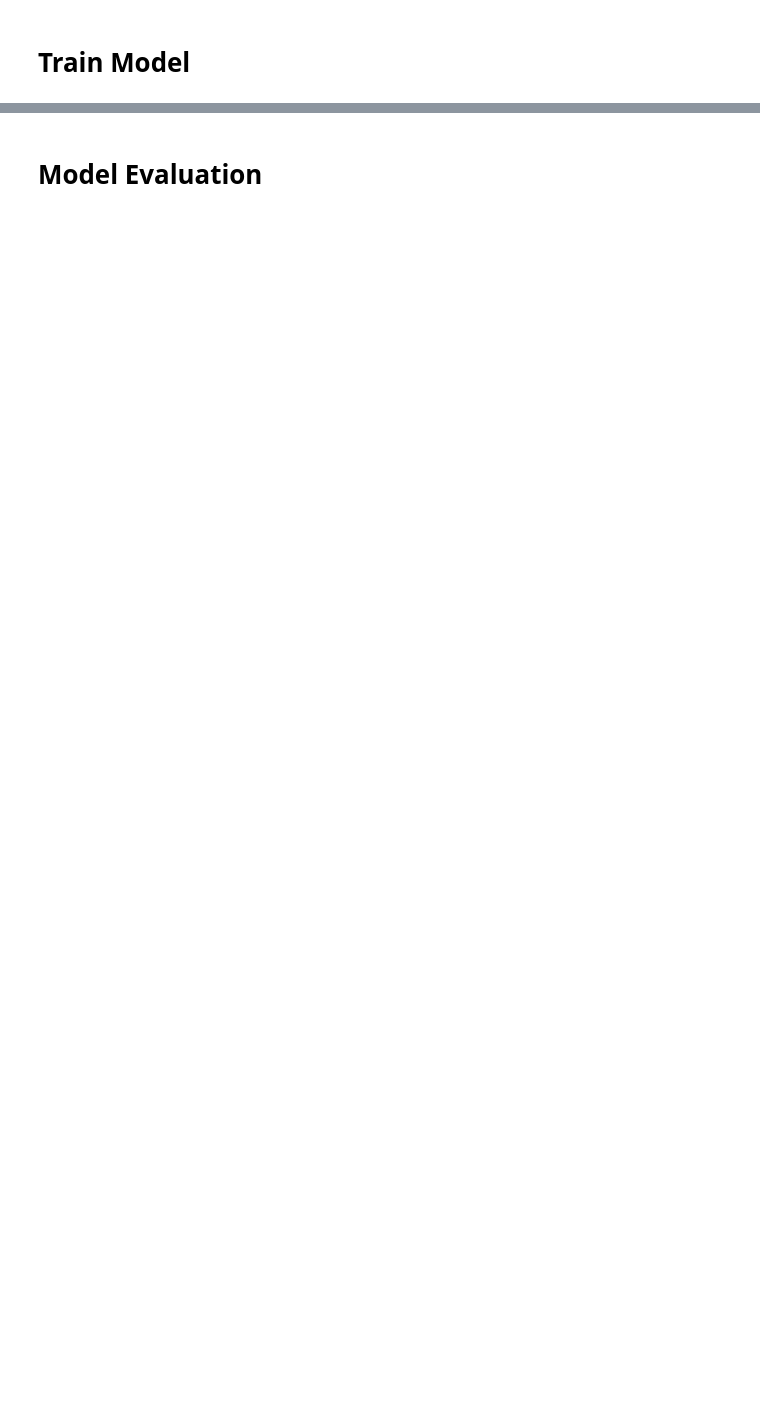
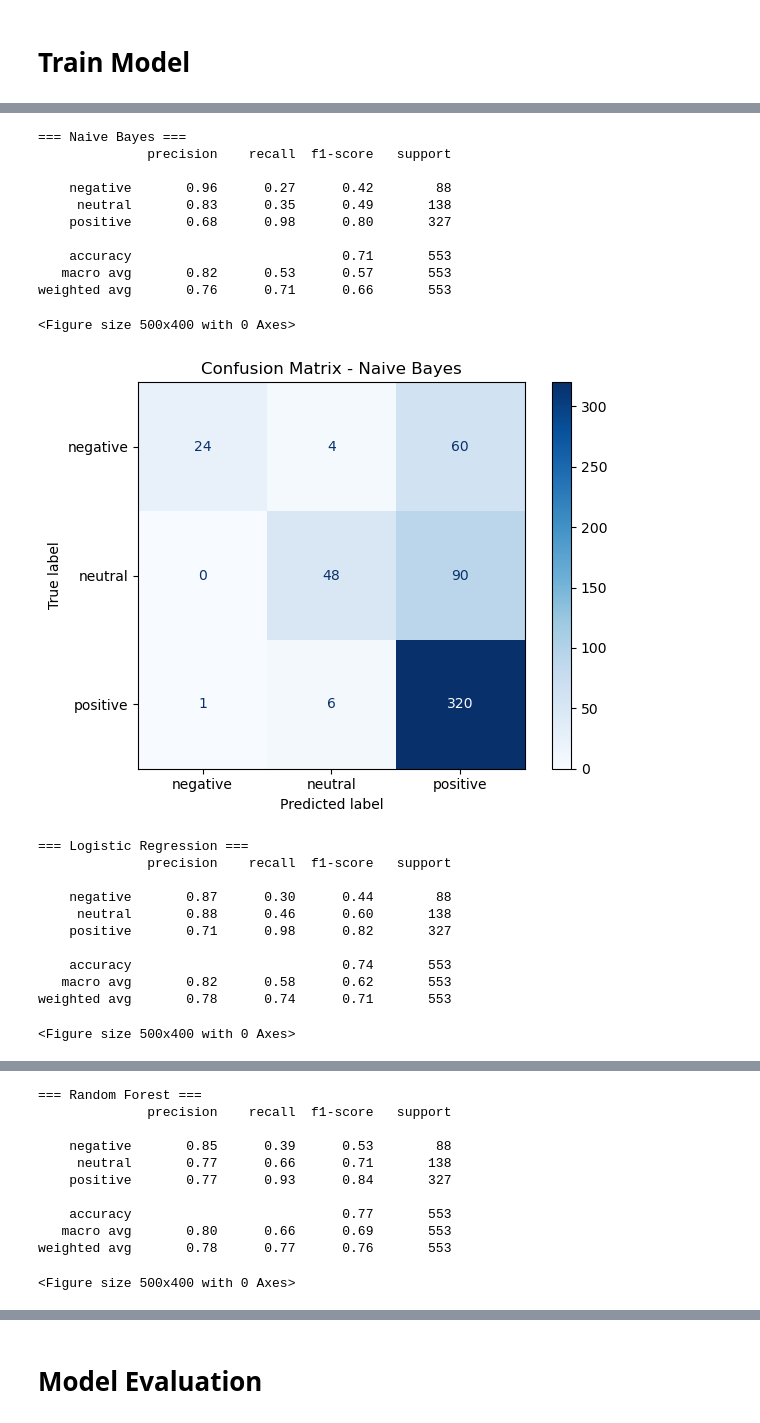
Before and after one commit to Dini15/sentiment_analysist, a Jupyter notebook: sentiment.ipynb, the cells around one changed output, grey strips where cells are left out. Drawn from its saved outputs; the diff is of its cells as text; code cells hidden in the pictures; blank space fills up the shorter version.

```diff
--- a/sentiment.ipynb
+++ b/sentiment.ipynb
@@ -170,7 +196,7 @@ models ={
 
 results ={}
 
-for name, model in models.items:
+for name, model in models.items():
     model.fit(x_train, y_train)
     y_pred = model.predict(x_test)
 
@@ -183,0 +235,44 @@ TypeError: 'builtin_function_or_method' object is not iterable
+# %%
+for name, model in models.items():
+    model.fit(x_train, y_train)
+    y_pred = model.predict(x_test)
+
+    print(f"\n=== {name} ===")
+    print(classification_report(y_test, y_pred, target_names=le.classes_))
+
+    acc = accuracy_score(y_test, y_pred)
+    results[name] = acc
+
+    # Buat dan tampilkan confusion matrix
+    cm = confusion_matrix(y_test, y_pred)
+    disp = ConfusionMatrixDisplay(confusion_matrix=cm, display_labels=le.classes_)
+
+    plt.figure(figsize=(5,4))
+    disp.plot(cmap="Blues", values_format='d')
+    plt.title(f"Confusion Matrix - {name}")
+    plt.tight_layout()
+    plt.show()
+# %% [output]
+=== Naive Bayes ===
+              precision    recall  f1-score   support
+
+    negative       0.96      0.27      0.42        88
+     neutral       0.83      0.35      0.49       138
+    positive       0.68      0.98      0.80       327
+
+    accuracy                           0.71       553
+   macro avg       0.82      0.53      0.57       553
+weighted avg       0.76      0.71      0.66       553
+<Figure size 500x400 with 0 Axes>
+[figure, added]
+=== Logistic Regression ===
+              precision    recall  f1-score   support
+
+    negative       0.87      0.30      0.44        88
+     neutral       0.88      0.46      0.60       138
+    positive       0.71      0.98      0.82       327
+
+    accuracy                           0.74       553
+   macro avg       0.82      0.58      0.62       553
+weighted avg       0.78      0.74      0.71       553
+<Figure size 500x400 with 0 Axes>
@@ -183,0 +280,11 @@ TypeError: 'builtin_function_or_method' object is not iterable
+=== Random Forest ===
+              precision    recall  f1-score   support
+
+    negative       0.85      0.39      0.53        88
+     neutral       0.77      0.66      0.71       138
+    positive       0.77      0.93      0.84       327
+
+    accuracy                           0.77       553
+   macro avg       0.80      0.66      0.69       553
+weighted avg       0.78      0.77      0.76       553
+<Figure size 500x400 with 0 Axes>
```
Also changed, not shown: parts of 19 cells of this notebook, 3 other files.
